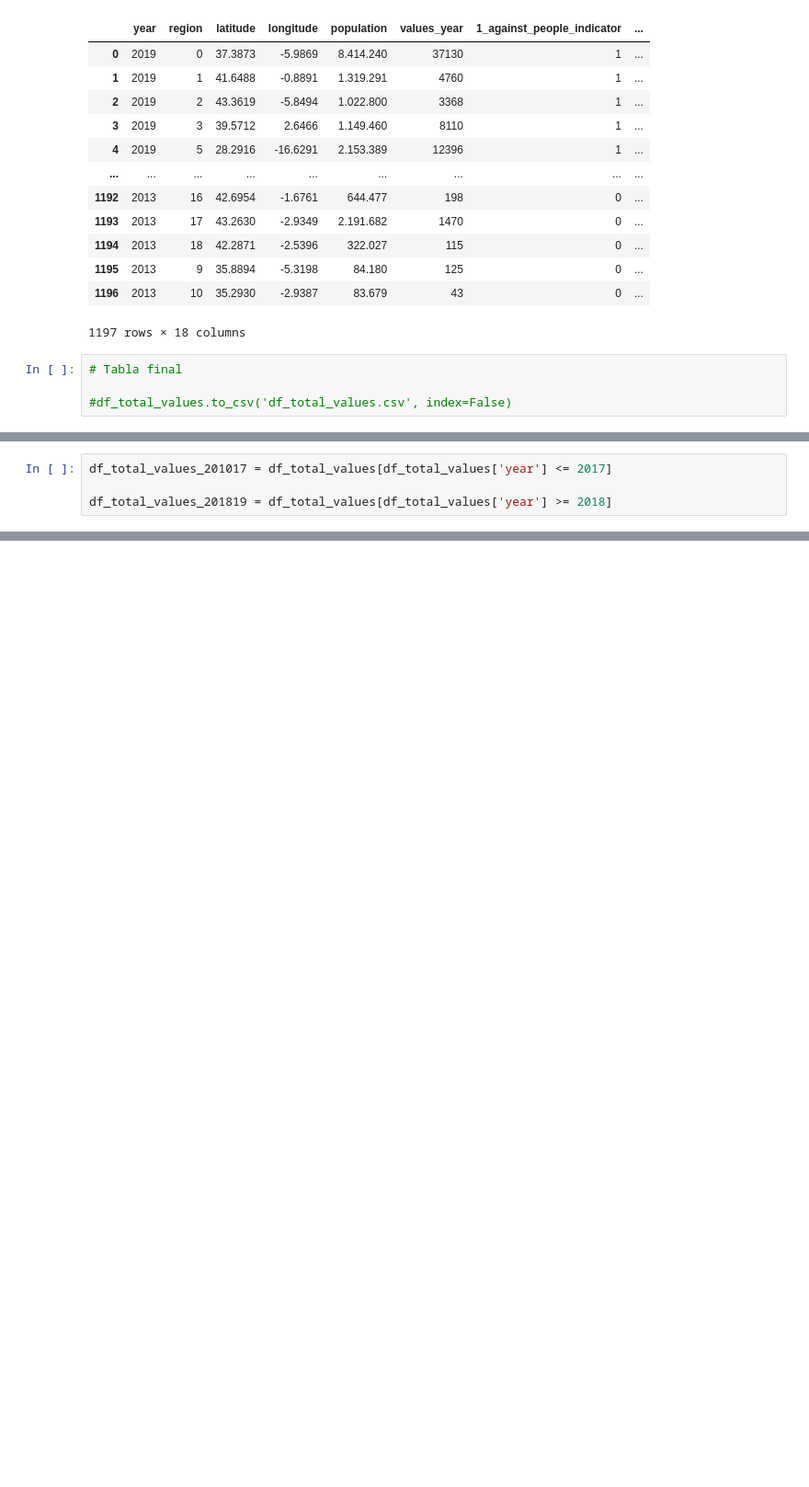
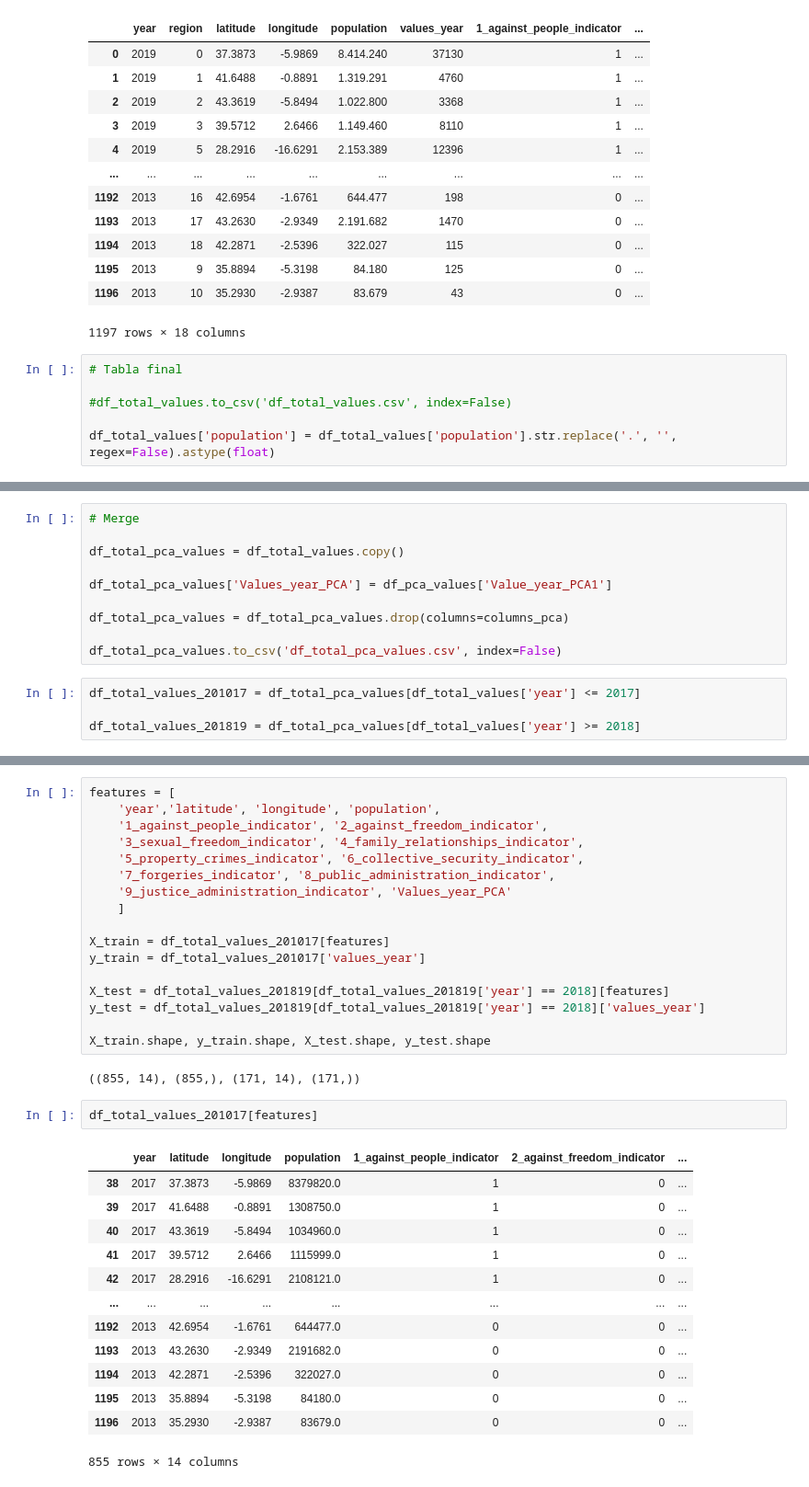
Before and after one commit to ivanalonsom/Project6, a Jupyter notebook: main.ipynb, the cells around one changed output, grey strips where cells are left out. Shown: that part at 92% size. Cells and saved outputs as stored; diff of their text form; blank space fills up the shorter version.

```diff
--- a/main.ipynb
+++ b/main.ipynb
@@ -199,3 +199,5 @@ df_total_values
 # Tabla final
 
 #df_total_values.to_csv('df_total_values.csv', index=False)
+
+df_total_values['population'] = df_total_values['population'].str.replace('.', '', regex=False).astype(float)
@@ -202,4 +237,14 @@ df_total_values
+# %%
+# Merge
+
+df_total_pca_values = df_total_values.copy()
+
+df_total_pca_values['Values_year_PCA'] = df_pca_values['Value_year_PCA1']
+
+df_total_pca_values = df_total_pca_values.drop(columns=columns_pca)
+
+df_total_pca_values.to_csv('df_total_pca_values.csv', index=False)
 # %%
-df_total_values_201017 = df_total_values[df_total_values['year'] <= 2017]
+df_total_values_201017 = df_total_pca_values[df_total_values['year'] <= 2017]
 
-df_total_values_201819 = df_total_values[df_total_values['year'] >= 2018]
+df_total_values_201819 = df_total_pca_values[df_total_values['year'] >= 2018]
@@ -220,0 +251,35 @@ df_total_values_201819 = df_total_values[df_total_values['year'] >= 2018]
+# %%
+features = [
+    'year','latitude', 'longitude', 'population',
+    '1_against_people_indicator', '2_against_freedom_indicator',
+    '3_sexual_freedom_indicator', '4_family_relationships_indicator',
+    '5_property_crimes_indicator', '6_collective_security_indicator',
+    '7_forgeries_indicator', '8_public_administration_indicator',
+    '9_justice_administration_indicator', 'Values_year_PCA'
+    ]
+
+X_train = df_total_values_201017[features]
+y_train = df_total_values_201017['values_year']
+
+X_test = df_total_values_201819[df_total_values_201819['year'] == 2018][features]
+y_test = df_total_values_201819[df_total_values_201819['year'] == 2018]['values_year']
+
+X_train.shape, y_train.shape, X_test.shape, y_test.shape
+# %% [output]
+((855, 14), (855,), (171, 14), (171,))
+# %%
+df_total_values_201017[features]
+# %% [output]
+|  | year | latitude | longitude | population | 1_against_people_indicator | 2_against_freedom_indicator | ... |
+| 38 | 2017 | 37.3873 | -5.9869 | 8379820.0 | 1 | 0 | ... |
+| 39 | 2017 | 41.6488 | -0.8891 | 1308750.0 | 1 | 0 | ... |
+| 40 | 2017 | 43.3619 | -5.8494 | 1034960.0 | 1 | 0 | ... |
+| 41 | 2017 | 39.5712 | 2.6466 | 1115999.0 | 1 | 0 | ... |
+| 42 | 2017 | 28.2916 | -16.6291 | 2108121.0 | 1 | 0 | ... |
+| ... | ... | ... | ... | ... | ... | ... | ... |
+| 1192 | 2013 | 42.6954 | -1.6761 | 644477.0 | 0 | 0 | ... |
+| 1193 | 2013 | 43.2630 | -2.9349 | 2191682.0 | 0 | 0 | ... |
+| 1194 | 2013 | 42.2871 | -2.5396 | 322027.0 | 0 | 0 | ... |
+| 1195 | 2013 | 35.8894 | -5.3198 | 84180.0 | 0 | 0 | ... |
+| 1196 | 2013 | 35.2930 | -2.9387 | 83679.0 | 0 | 0 | ... |
+855 rows × 14 columns
```
Also changed, not shown: parts of 12 cells of this notebook, 1 other file.
